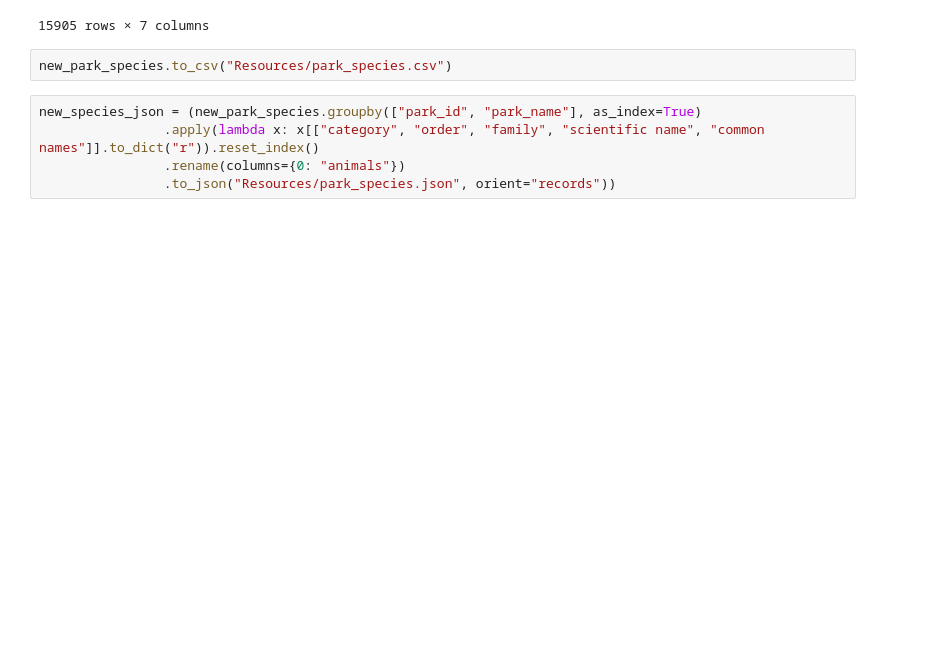
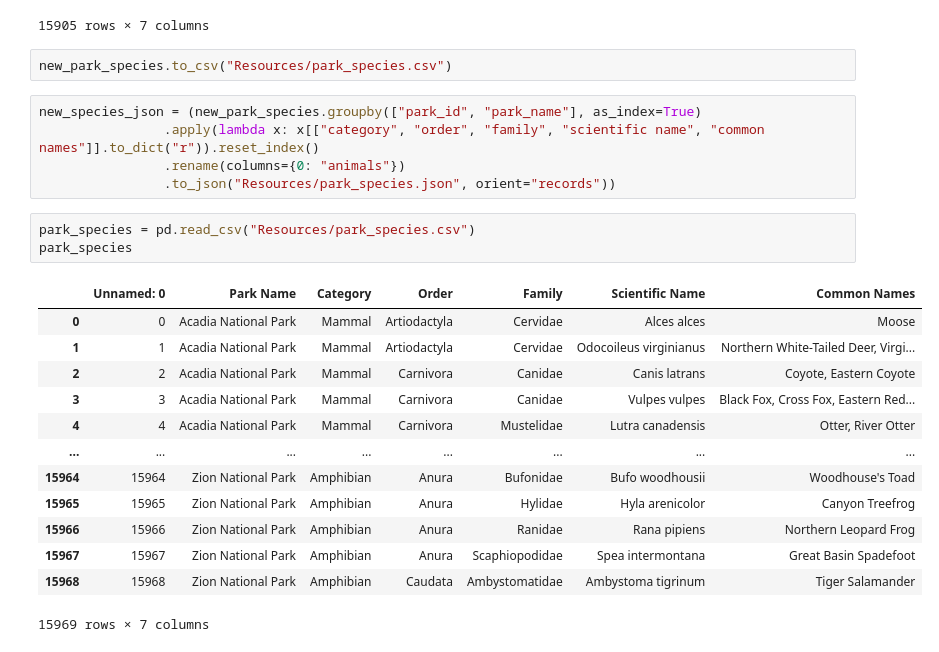
Before and after one commit to adriana-icasiano/National_Parks_Information_Tool, a Jupyter notebook: Park_Species_Data.ipynb, the cells around one changed output. Cells and saved outputs as stored; diff of their text form; blank space fills up the shorter version.

```diff
--- a/Park_Species_Data.ipynb
+++ b/Park_Species_Data.ipynb
@@ -402,3 +402,20 @@ new_species_json = (new_park_species.groupby(["park_id", "park_name"], as_index=
                 .apply(lambda x: x[["category", "order", "family", "scientific name", "common names"]].to_dict("r")).reset_index()
                 .rename(columns={0: "animals"})
                 .to_json("Resources/park_species.json", orient="records"))
+# %%
+park_species = pd.read_csv("Resources/park_species.csv")
+park_species
+# %% [output]
+|  | Unnamed: 0 | Park Name | Category | Order | Family | Scientific Name | Common Names |
+| 0 | 0 | Acadia National Park | Mammal | Artiodactyla | Cervidae | Alces alces | Moose |
+| 1 | 1 | Acadia National Park | Mammal | Artiodactyla | Cervidae | Odocoileus virginianus | Northern White-Tailed Deer, Virgi... |
+| 2 | 2 | Acadia National Park | Mammal | Carnivora | Canidae | Canis latrans | Coyote, Eastern Coyote |
+| 3 | 3 | Acadia National Park | Mammal | Carnivora | Canidae | Vulpes vulpes | Black Fox, Cross Fox, Eastern Red... |
+| 4 | 4 | Acadia National Park | Mammal | Carnivora | Mustelidae | Lutra canadensis | Otter, River Otter |
+| ... | ... | ... | ... | ... | ... | ... | ... |
+| 15964 | 15964 | Zion National Park | Amphibian | Anura | Bufonidae | Bufo woodhousii | Woodhouse's Toad |
+| 15965 | 15965 | Zion National Park | Amphibian | Anura | Hylidae | Hyla arenicolor | Canyon Treefrog |
+| 15966 | 15966 | Zion National Park | Amphibian | Anura | Ranidae | Rana pipiens | Northern Leopard Frog |
+| 15967 | 15967 | Zion National Park | Amphibian | Anura | Scaphiopodidae | Spea intermontana | Great Basin Spadefoot |
+| 15968 | 15968 | Zion National Park | Amphibian | Caudata | Ambystomatidae | Ambystoma tigrinum | Tiger Salamander |
+15969 rows × 7 columns
```
Also changed, not shown: parts of 2 cells of this notebook, 1 other file.
